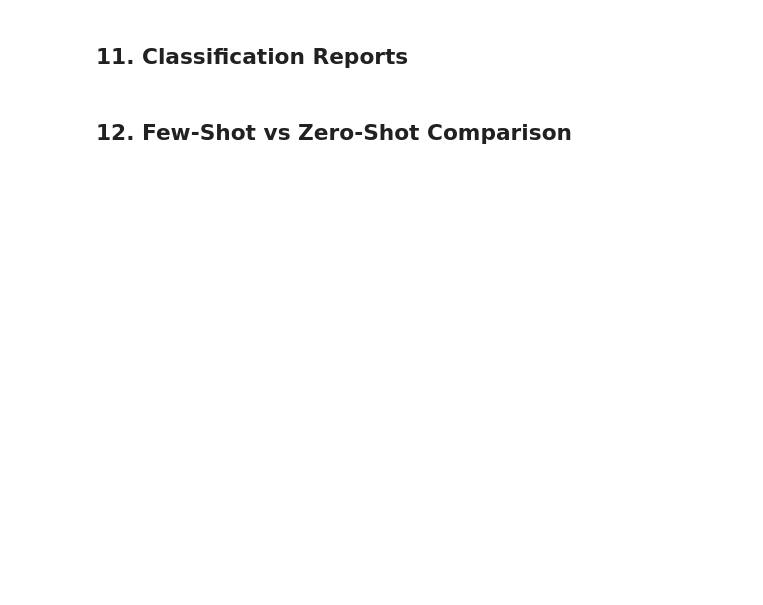
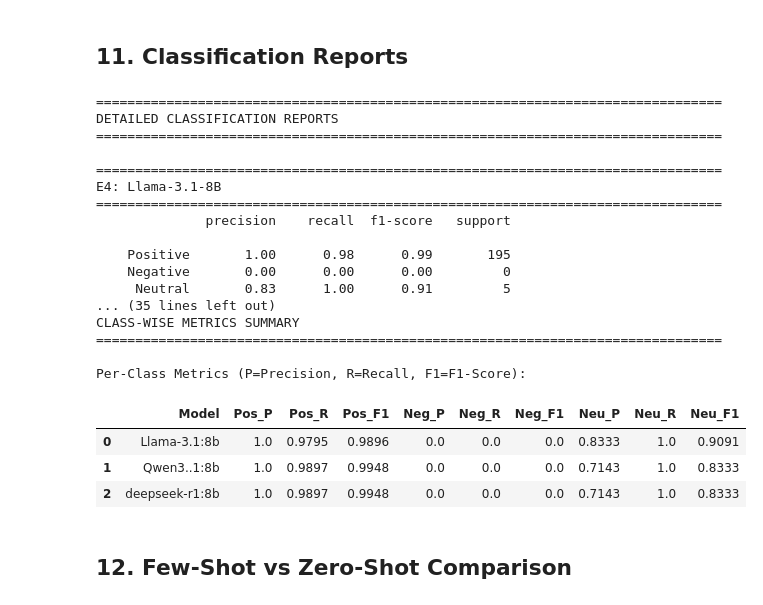
Before and after one commit to isidharthrai/Prompt_Engineering_for_Financial_Texts, a Jupyter notebook: Task1_Sentiment_Analysis/Few_Shot/E4_E5_E6_few_shot_sentiment.ipynb, the cells around one changed output. Drawn from its saved outputs; the diff is of its cells as text; code cells hidden in the pictures; blank space fills up the shorter version.

```diff
--- a/Task1_Sentiment_Analysis/Few_Shot/E4_E5_E6_few_shot_sentiment.ipynb
+++ b/Task1_Sentiment_Analysis/Few_Shot/E4_E5_E6_few_shot_sentiment.ipynb
@@ -778,9 +967,9 @@ print("DETAILED CLASSIFICATION REPORTS")
 print("=" * 80)
 
 for df_result, exp_name in [
-    (e4_valid, "E4: Mixtral-8x7B"),
-    (e5_valid, "E5: Llama-3.1-70B"),
-    (e6_valid, "E6: FinBERT"),
+    (e4_valid, "E4: Llama-3.1-8B"),
+    (e5_valid, "E5: Qwen3-8B"),
+    (e6_valid, "E6: Deepseek-r1-8B"),
 ]:
     print("\n" + "=" * 80)
     print(f"{exp_name}")
@@ -793,36 +982,58 @@ for df_result, exp_name in [
             target_names=["Positive", "Negative", "Neutral"],
         )
     )
 
 # Class-wise Metrics Summary Table
 print("\n" + "=" * 80)
 print("CLASS-WISE METRICS SUMMARY")
 print("=" * 80)
 
 summary_data = []
 for metrics, model in [
-    (e4_metrics, "Mixtral-8x7B"),
-    (e5_metrics, "Llama-3.1-70B"),
-    (e6_metrics, "FinBERT"),
+    (e4_metrics, "Llama-3.1:8b"),
+    (e5_metrics, "Qwen3..1:8b"),
+    (e6_metrics, "deepseek-r1:8b"),
 ]:
     summary_data.append(
         {
             "Model": model,
             "Pos_P": metrics["Positive_Precision"],
             "Pos_R": metrics["Positive_Recall"],
             "Pos_F1": metrics["Positive_F1"],
             "Neg_P": metrics["Negative_Precision"],
             "Neg_R": metrics["Negative_Recall"],
             "Neg_F1": metrics["Negative_F1"],
             "Neu_P": metrics["Neutral_Precision"],
             "Neu_R": metrics["Neutral_Recall"],
             "Neu_F1": metrics["Neutral_F1"],
         }
     )
 
 summary_df = pd.DataFrame(summary_data)
 print("\nPer-Class Metrics (P=Precision, R=Recall, F1=F1-Score):")
 display(summary_df.round(4))
+# %% [output]
+================================================================================
+DETAILED CLASSIFICATION REPORTS
+================================================================================
+
+================================================================================
+E4: Llama-3.1-8B
+================================================================================
+              precision    recall  f1-score   support
+
+    Positive       1.00      0.98      0.99       195
+    Negative       0.00      0.00      0.00         0
+     Neutral       0.83      1.00      0.91         5
+... (35 lines left out)
+CLASS-WISE METRICS SUMMARY
+================================================================================
+
+Per-Class Metrics (P=Precision, R=Recall, F1=F1-Score):
+|  | Model | Pos_P | Pos_R | Pos_F1 | Neg_P | Neg_R | Neg_F1 | Neu_P | Neu_R | Neu_F1 |
+| 0 | Llama-3.1:8b | 1.0 | 0.9795 | 0.9896 | 0.0 | 0.0 | 0.0 | 0.8333 | 1.0 | 0.9091 |
+| 1 | Qwen3..1:8b | 1.0 | 0.9897 | 0.9948 | 0.0 | 0.0 | 0.0 | 0.7143 | 1.0 | 0.8333 |
+| 2 | deepseek-r1:8b | 1.0 | 0.9897 | 0.9948 | 0.0 | 0.0 | 0.0 | 0.7143 | 1.0 | 0.8333 |
 # %% [markdown]
 ## 12. Few-Shot vs Zero-Shot Comparison
 # %%
```
Also changed, not shown: parts of 22 cells of this notebook, 38 other files.
